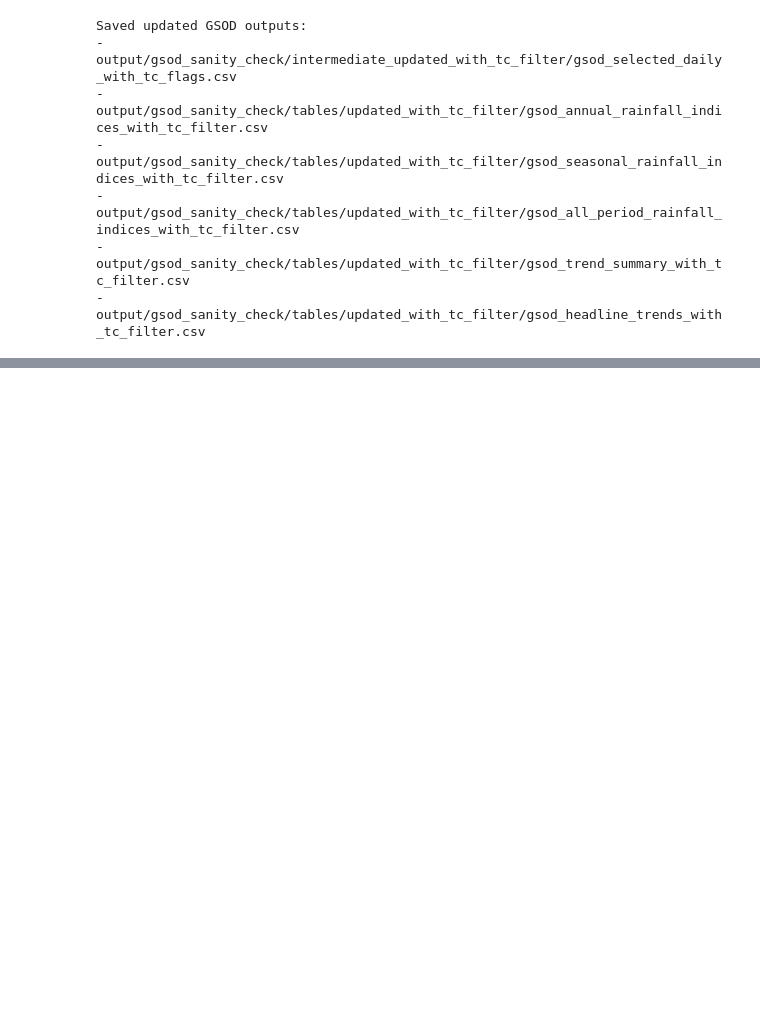
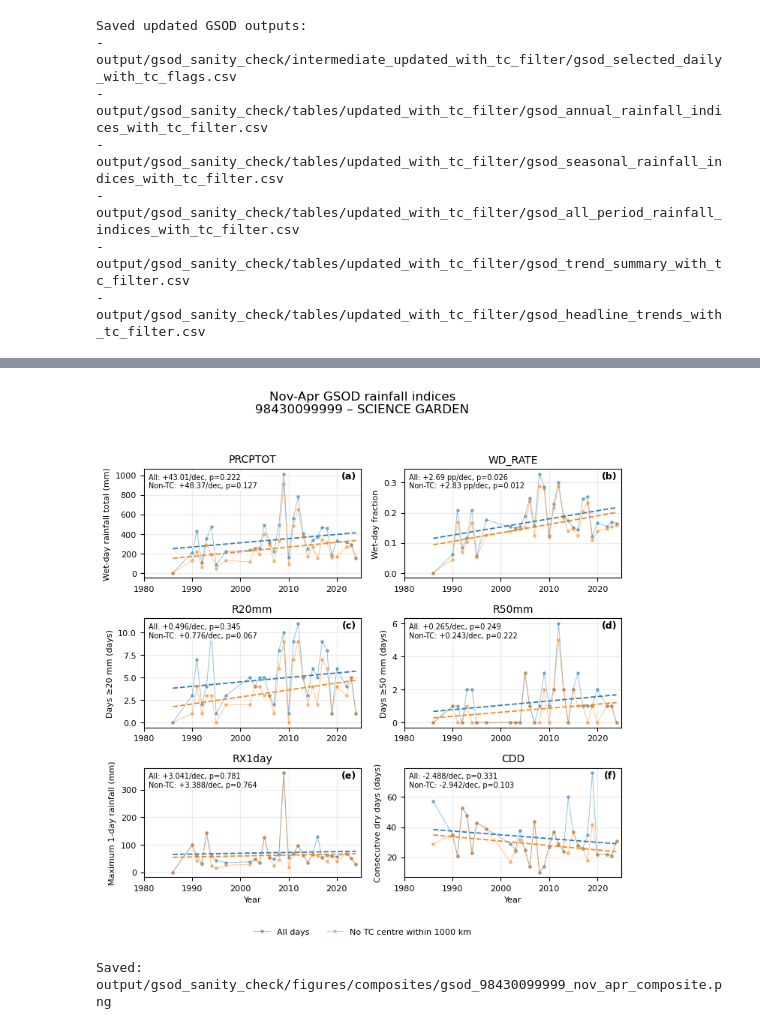
Before and after one commit to baracoma/science-garden-rainfall-trends, a Jupyter notebook: 03b_gsod_sanity_check.ipynb, the cells around one changed output, grey strips where cells are left out. Cells and saved outputs as stored; diff of their text form; code cells hidden in the pictures; blank space fills up the shorter version.

```diff
--- a/03b_gsod_sanity_check.ipynb
+++ b/03b_gsod_sanity_check.ipynb
@@ -1773,18 +1774,21 @@ Saved: output/gsod_sanity_check/figures/composites/gsod_98429099999_annual_compo
 # %%
-station_id = "98429099999"
+# station_id = "98429099999"
 
 make_gsod_composite_timeseries_figure(
     data=gsod_all_period_indices,
     trend_summary=gsod_trend_summary,
     station_id=station_id,
     indices=GSOD_COMPOSITE_INDICES,
     period_type="Seasonal",
     period=DRY_SEASON_LABEL,
     output_path=GSOD_COMPOSITE_FIGURE_DIR / f"gsod_{station_id}_nov_apr_composite.png",
     figure_title=f"{DRY_SEASON_LABEL} GSOD rainfall indices\n{station_label_from_id(station_id)}",
     ncols=2,
     panel_width=3.6,
     panel_height=2.45,
     annotate_stats=True,
 )
+# %% [output]
+[figure, added]
+Saved: output/gsod_sanity_check/figures/composites/gsod_98430099999_nov_apr_composite.png
 # %%
```
Also changed, not shown: parts of 2 cells of this notebook, 2 other files.
